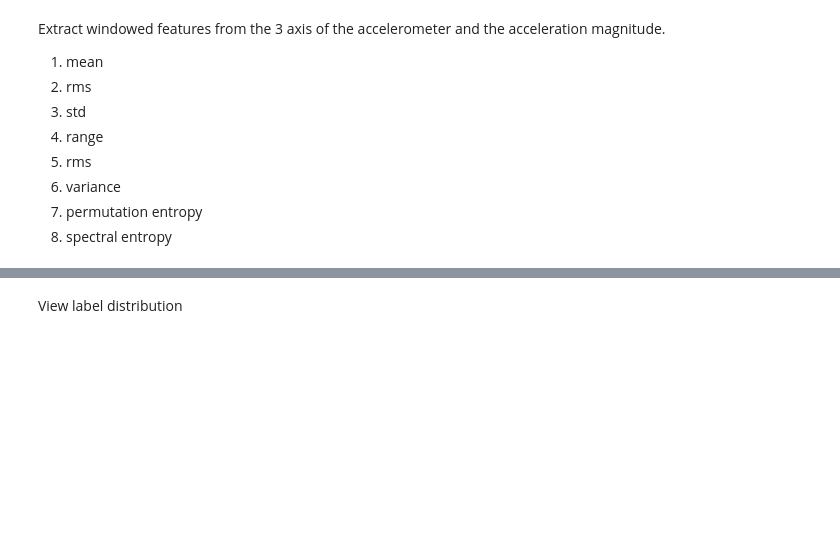
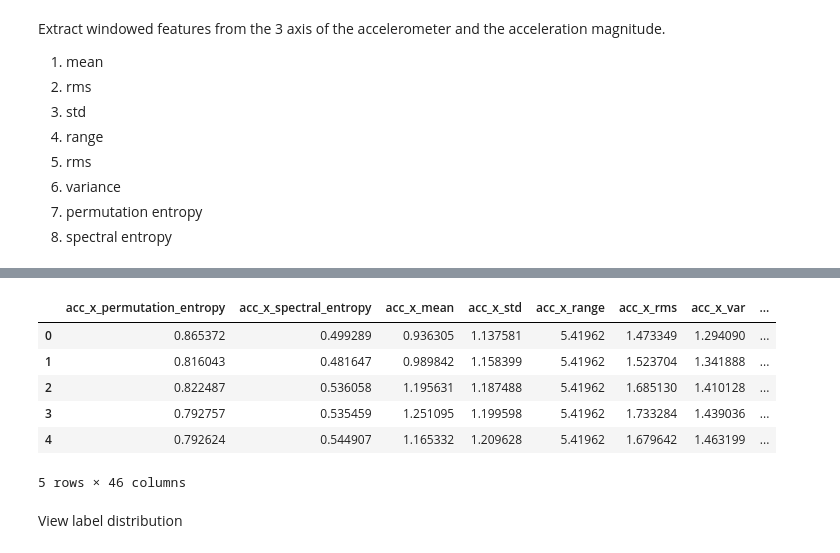
Before and after one commit to edumabagraham/uropatch-data-analysis, a Jupyter notebook: analysis.ipynb, the cells around one changed output, grey strips where cells are left out. Saved outputs shown, nothing was run; the diff lists cells and outputs as text; code cells hidden in the pictures; blank space fills up the shorter version.

```diff
--- a/analysis.ipynb
+++ b/analysis.ipynb
@@ -68,7 +66,15 @@ NameError: name 'final_features' is not defined
 # %%
-features = pd.read_csv('/home/edumaba/Public/MPhil_Thesis/Code/MPhil_Uropatch_FDA/brute_force/activity_features.csv')
+features = pd.read_csv('/home/edumaba/Public/MPhil_Thesis/Code/uropatch-data-analysis/activity_features.csv')
 features.drop(['center_time', 'start_time', 'end_time'], axis=1, inplace=True)
 features.head()
+# %% [output]
+|  | acc_x_permutation_entropy | acc_x_spectral_entropy | acc_x_mean | acc_x_std | acc_x_range | acc_x_rms | acc_x_var | ... |
+| 0 | 0.865372 | 0.499289 | 0.936305 | 1.137581 | 5.41962 | 1.473349 | 1.294090 | ... |
+| 1 | 0.816043 | 0.481647 | 0.989842 | 1.158399 | 5.41962 | 1.523704 | 1.341888 | ... |
+| 2 | 0.822487 | 0.536058 | 1.195631 | 1.187488 | 5.41962 | 1.685130 | 1.410128 | ... |
+| 3 | 0.792757 | 0.535459 | 1.251095 | 1.199598 | 5.41962 | 1.733284 | 1.439036 | ... |
+| 4 | 0.792624 | 0.544907 | 1.165332 | 1.209628 | 5.41962 | 1.679642 | 1.463199 | ... |
+5 rows × 46 columns
 # %% [markdown]
 View label distribution
 # %%
```
Also changed, not shown: parts of 8 cells of this notebook.
